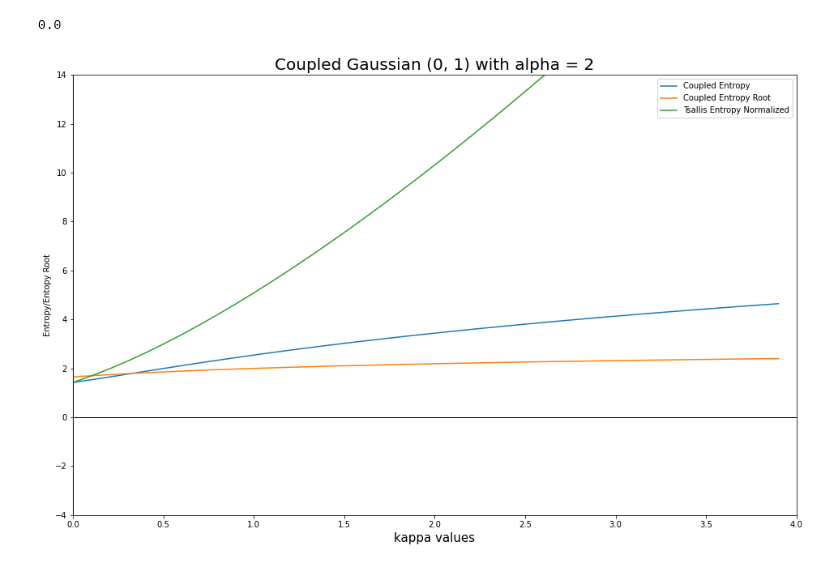
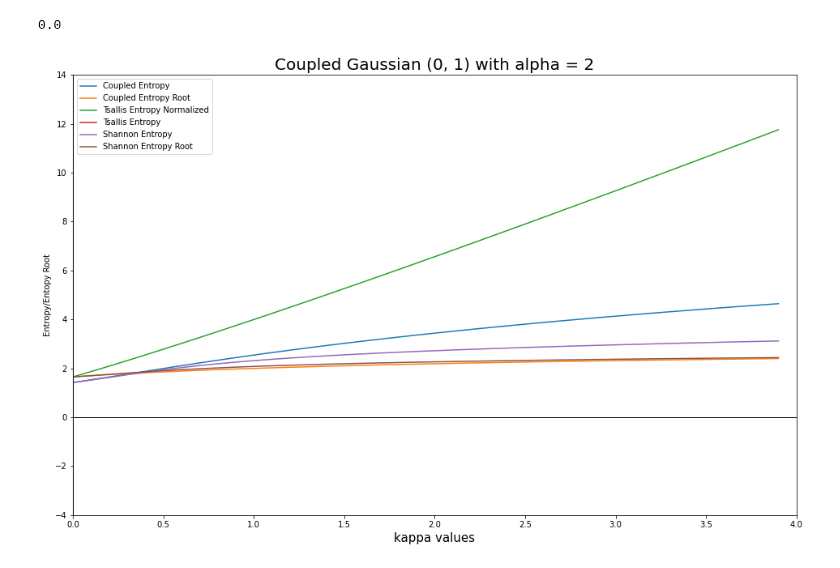
Before and after one commit to Photrek/Nonlinear-Statistical-Coupling, a Jupyter notebook: workspace/john/CrossEntropy-Entropy-DivergenceV2.ipynb, the cells around one changed output. Cells and saved outputs as stored; diff of their text form; code cells hidden in the pictures.

Commit message:
Added Kevin's changes to the coupled_logarithm function to function_john.py and added additional entropy plots to CrossEntropy-Entropy-DivergenceV2.ipynb

```diff
--- a/workspace/john/CrossEntropy-Entropy-DivergenceV2.ipynb
+++ b/workspace/john/CrossEntropy-Entropy-DivergenceV2.ipynb
@@ -159,36 +159,48 @@ dx = np.arange(mu-20, mu+20, (20+mu - -20+mu)/(2**16+1))[1] - np.arange(mu-20, m
 Y = {}
 plot_coupledEntropy = []
 plot_coupledEntropy_root = []
-plot_tsallisEntropyNormalized_root = []
+plot_tsallisEntropyNormalized = []
+plot_tsallisEntropy = []
+plot_shannonEntropy = []
+plot_shannonEntropy_root = []
 fig, ax = plt.subplots(figsize=(16, 10))
 ax.axvline(c='black', lw=1)
 ax.axhline(c='black', lw=1)
 
 cm = plt.get_cmap('PiYG')
 kappa_values = [round(value, 1) for value in np.arange(0, 4, 0.1)]
 n = len(kappa_values)
 
 plt.xlim(0, 4)
 plt.ylim(-4, 14)
 
 mu, sigma = 0, 1
 alpha = 2
 for kappa in kappa_values:
     y = CoupledNormalDistribution(mu, sigma, kappa, alpha)
     Y[kappa] = fj.coupled_entropy(y, dx=dx, kappa=kappa, alpha=alpha, dim=dim, root=False)
     plot_coupledEntropy.append(Y[kappa])
     Y[kappa] = fj.coupled_entropy(y, dx=dx, kappa=kappa, alpha=alpha, dim=dim, root=True)
     plot_coupledEntropy_root.append(Y[kappa])
-    Y[kappa] = fj.coupled_entropy(y, dx=dx, kappa=kappa, alpha=alpha, dim=dim, root=False)*(1+kappa)
-    plot_tsallisEntropyNormalized_root.append(Y[kappa])
+    Y[kappa] = fj.coupled_entropy(y, dx=dx, kappa=kappa, alpha=alpha, dim=dim, root=True)*(1+kappa)
+    plot_tsallisEntropyNormalized.append(Y[kappa])
+    Y[kappa] = fj.coupled_entropy(y, dx=dx, kappa=kappa, alpha=alpha, dim=dim, root=False)*(1+kappa)*np.sum(y**(1+(alpha*kappa)/(1+kappa)))
+    plot_tsallisEntropy.append(Y[kappa])
+    Y[kappa] = fj.coupled_entropy(y, dx=dx, kappa=0, alpha=2, dim=dim, root=False)
+    plot_shannonEntropy.append(Y[kappa])
+    Y[kappa] = fj.coupled_entropy(y, dx=dx, kappa=0, alpha=2, dim=dim, root=True)
+    plot_shannonEntropy_root.append(Y[kappa])
 
 plt.plot(kappa_values, plot_coupledEntropy, label='Coupled Entropy')
 plt.plot(kappa_values, plot_coupledEntropy_root, label='Coupled Entropy Root')
-plt.plot(kappa_values, plot_tsallisEntropyNormalized_root, label='Tsallis Entropy Normalized')
+plt.plot(kappa_values, plot_tsallisEntropyNormalized, label='Tsallis Entropy Normalized')
+plt.plot(kappa_values, plot_tsallisEntropy, label='Tsallis Entropy')
+plt.plot(kappa_values, plot_shannonEntropy, label='Shannon Entropy')
+plt.plot(kappa_values, plot_shannonEntropy_root, label='Shannon Entropy Root')
 plt.title(f'Coupled Gaussian {round(mu), round(sigma)} with alpha = {alpha}', fontsize=20)
 plt.xlabel('kappa values', fontsize=15)
 plt.ylabel('Entropy/Entopy Root')
 plt.legend()
 plt.show();
 # %% [output]
-[figure, old version]
+[figure, new version]
```
Also changed, not shown: 1 other file.
